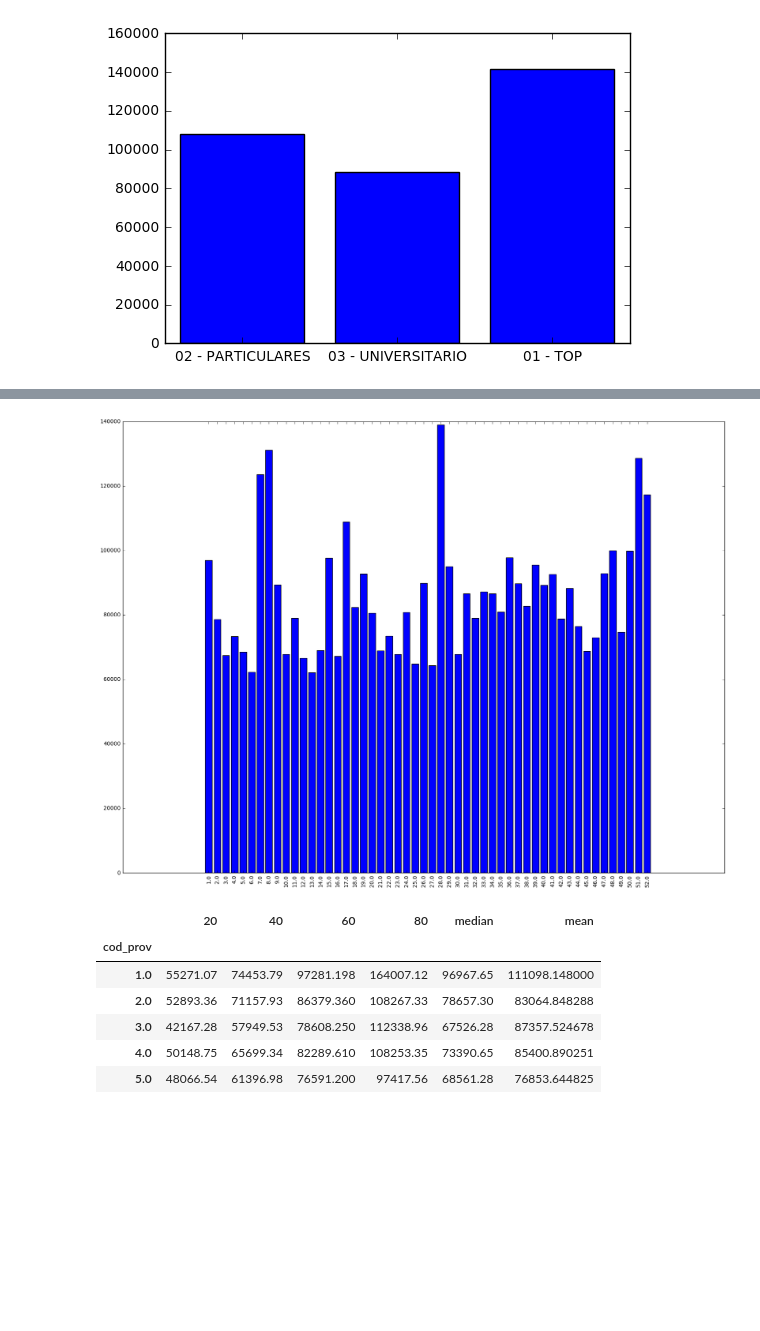
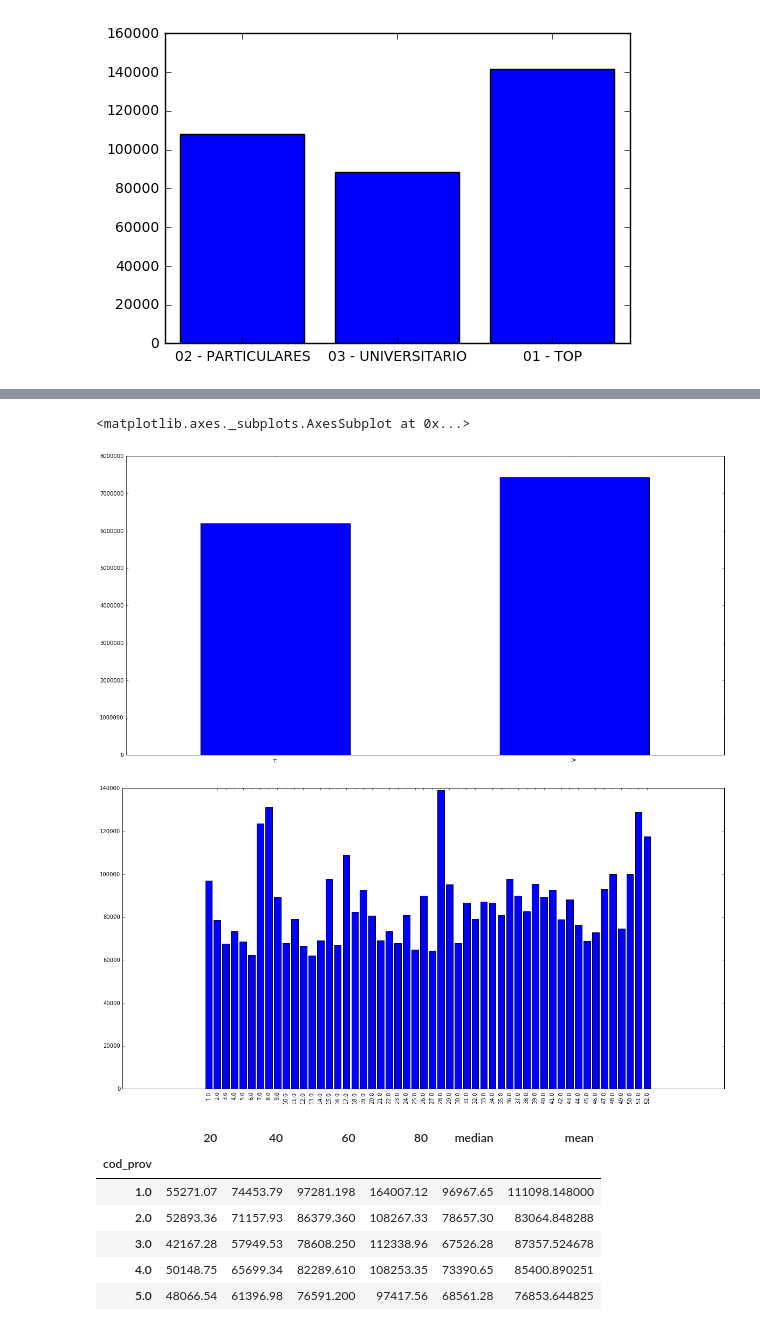
Before and after one commit to PetrShypila/Santander-Competition, a Jupyter notebook: notebooks/1-preprocessing.ipynb, the cells around one changed output, grey strips where cells are left out. Saved outputs shown, nothing was run; the diff lists cells and outputs as text; code cells hidden in the pictures; blank space fills up the shorter version.

Commit message:
Missing graphs added

```diff
--- a/notebooks/1-preprocessing.ipynb
+++ b/notebooks/1-preprocessing.ipynb
@@ -87,23 +100,30 @@ plt.show()
+# %%
+#Sex distribution
+pd.value_counts(df.sexo).sort_index().plot(kind="bar", figsize=(20,10))
+# %% [output]
+<matplotlib.axes._subplots.AxesSubplot at 0x...>
+[figure, added]
 # %%
+# Income distribution per state
 prov_rent = defaultdict(set)
 df.groupby(['cod_prov']).apply(lambda x: prov_rent[x.cod_prov.values[0]].add(x.renta.median()))
 
 keys = []
 vals = []
 
 for k, v in prov_rent.items():
     keys.append(k)
     vals.append(list(v)[0])
 
-fig, ax = plt.subplots(figsize=(20, 15))
+fig, ax = plt.subplots(figsize=(20, 10))
 ind = np.arange(len(keys))  # the x locations for the groups
 
 ax.bar(ind, vals, align='center')
 ax.set_xticks(ind)
 ax.set_xticklabels(keys, rotation='vertical')
 plt.show()
 # %% [output]
-[figure, old version]
+[figure, new version]
 # %%
 renta_quantiles = df.groupby(["cod_prov"]).agg({"renta": { "20" :     lambda x: x[x.notnull()].quantile(0.2),
                                                            "40" :     lambda x: x[x.notnull()].quantile(0.4),
```
Also changed, not shown: parts of 4 cells of this notebook.
